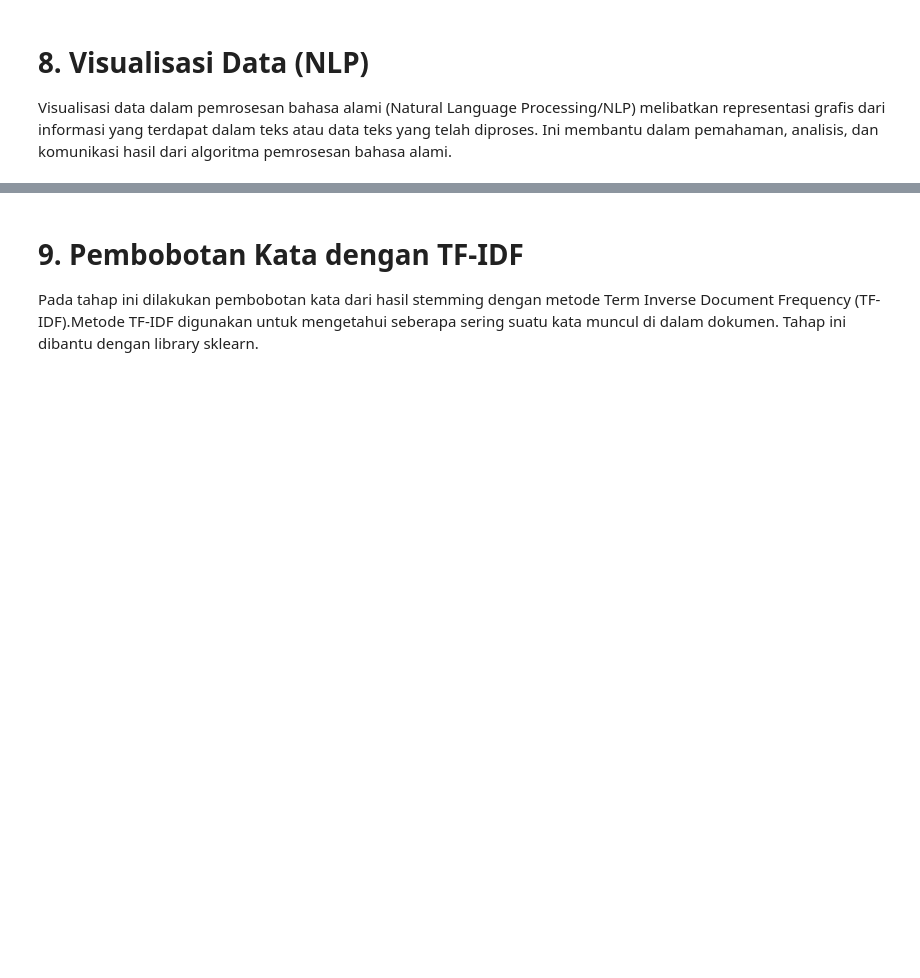
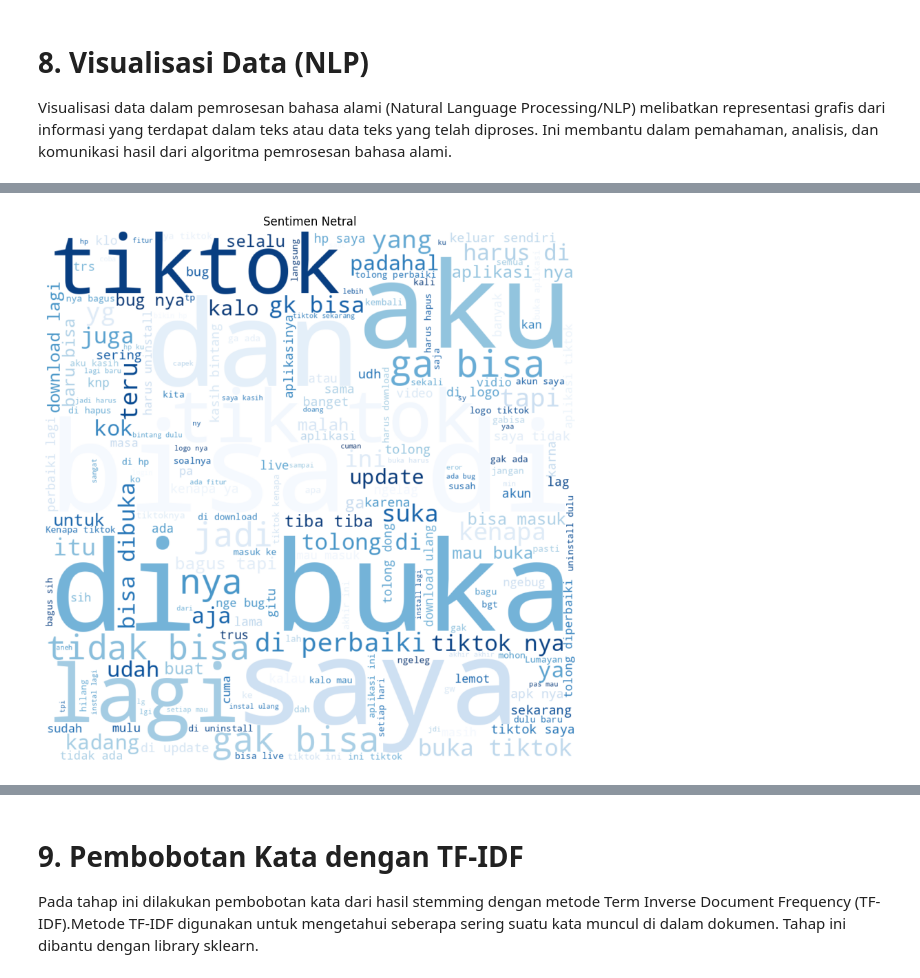
Before and after one commit to AchmadLutfi196/23059-datamining, a Jupyter notebook: Analisis_Sentimen_Ulasan_Tiktok_Dengan_SVM.ipynb, the cells around one changed output, grey strips where cells are left out. Saved outputs shown, nothing was run; the diff lists cells and outputs as text; code cells hidden in the pictures; blank space fills up the shorter version.

```diff
--- a/Analisis_Sentimen_Ulasan_Tiktok_Dengan_SVM.ipynb
+++ b/Analisis_Sentimen_Ulasan_Tiktok_Dengan_SVM.ipynb
@@ -237,4 +352,4 @@ plt.show()
 # %%
 train_s1 = new_df_copy[new_df_copy['sentimen'] == 'Netral'].copy()
-train_s1.loc[:, 'content'] = train_s1['content'].fillna("tidak ada komentar")
+train_s1.loc[:, 'Review Text'] = train_s1['Review Text'].fillna("tidak ada komentar")
 train_s1.head()
@@ -241,11 +363,13 @@ train_s1.head()
 # %%
-all_text_s1 = ' '.join(word for word in train_s1['content'])
+all_text_s1 = ' '.join(word for word in train_s1['Review Text'])
 wordcloud = WordCloud(colormap='Blues', width=1000, height=1000, mode='RGBA', background_color='white').generate(all_text_s1)
 plt.figure(figsize=(20,10))
 plt.imshow(wordcloud, interpolation='bilinear')
 plt.axis('off')
 plt.margins(x=0, y=0)
 plt.title("Sentimen Netral")
 plt.show()
+# %% [output]
+[figure, added]
 # %%
 train_s2 = new_df_copy[new_df_copy['sentimen'] == 'Positif'].copy()
```
Also changed, not shown: parts of 31 cells of this notebook.
